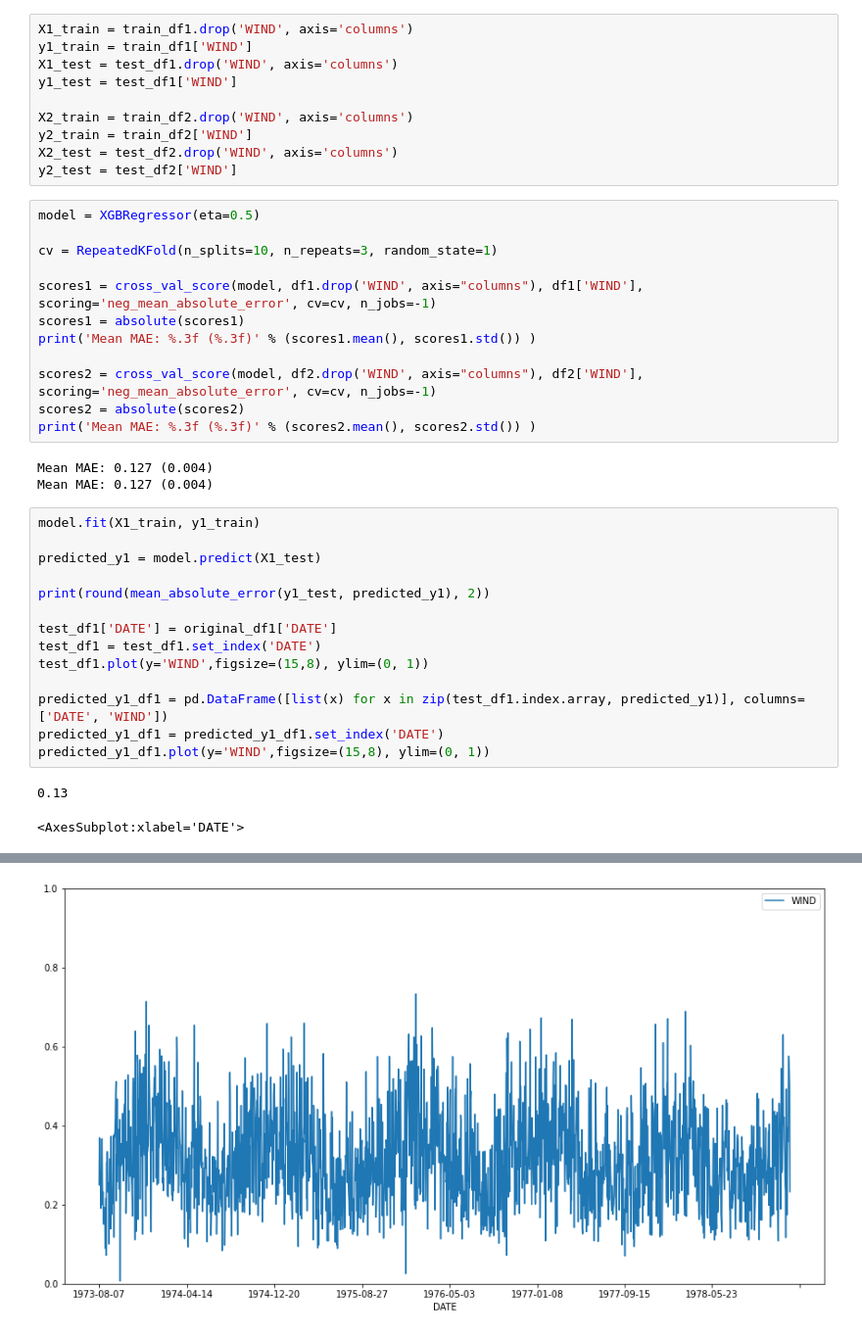
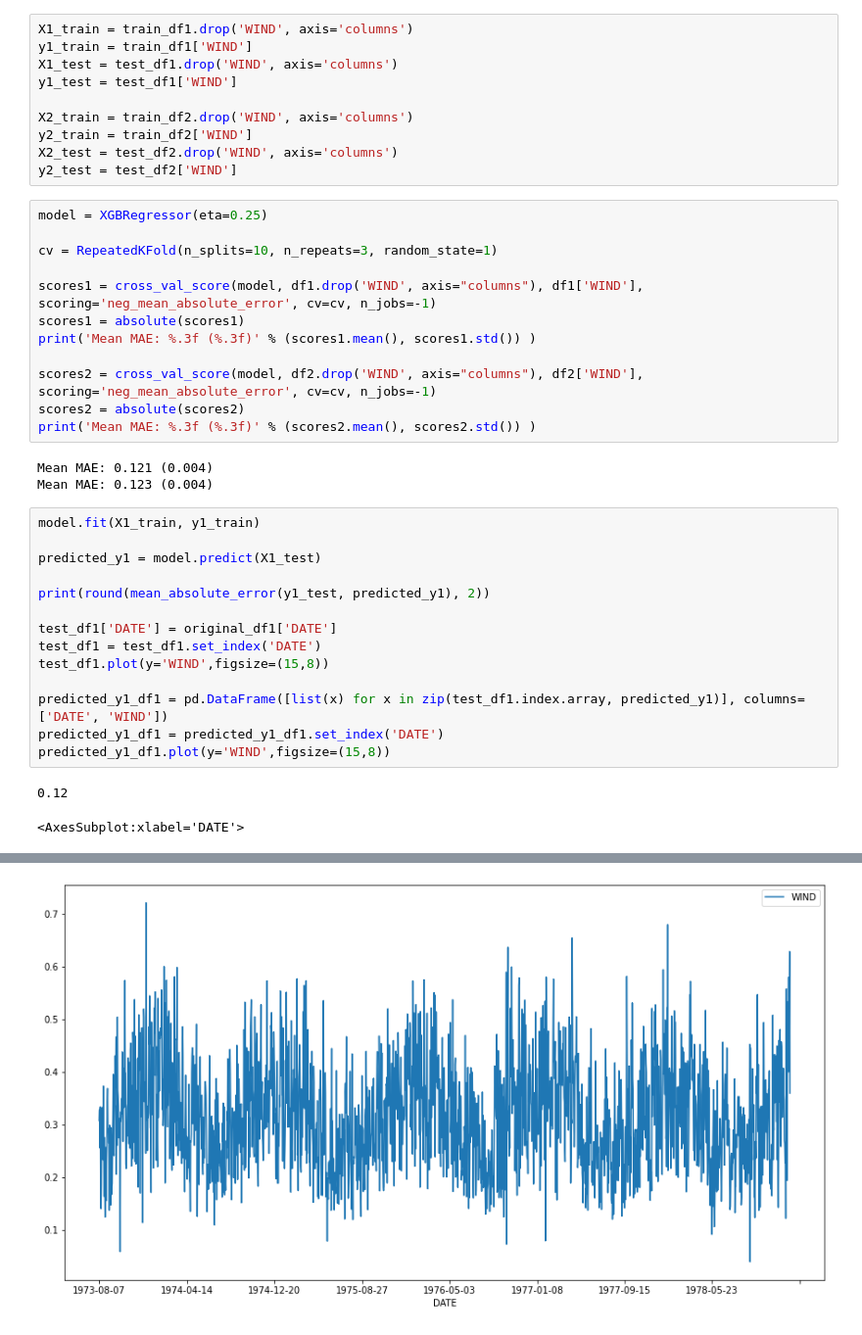
Before and after one commit to iavirovic/strojno-ucenje, a Jupyter notebook: notebooks/XGBoost-Scaled.ipynb, the cells around one changed output, grey strips where cells are left out. Shown at 98% size. Saved outputs shown, nothing was run; the diff lists cells and outputs as text.

```diff
--- a/notebooks/XGBoost-Scaled.ipynb
+++ b/notebooks/XGBoost-Scaled.ipynb
@@ -30,7 +32,7 @@ y2_train = train_df2['WIND']
 X2_test = test_df2.drop('WIND', axis='columns')
 y2_test = test_df2['WIND']
 # %%
-model = XGBRegressor(eta=0.5)
+model = XGBRegressor(eta=0.25)
 
 cv = RepeatedKFold(n_splits=10, n_repeats=3, random_state=1)
 
@@ -42,8 +44,8 @@ scores2 = cross_val_score(model, df2.drop('WIND', axis="columns"), df2['WIND'],
 scores2 = absolute(scores2)
 print('Mean MAE: %.3f (%.3f)' % (scores2.mean(), scores2.std()) )
 # %% [output]
-Mean MAE: 0.127 (0.004)
-Mean MAE: 0.127 (0.004)
+Mean MAE: 0.121 (0.004)
+Mean MAE: 0.123 (0.004)
 # %%
 model.fit(X1_train, y1_train)
 
@@ -53,11 +55,11 @@ print(round(mean_absolute_error(y1_test, predicted_y1), 2))
 
 test_df1['DATE'] = original_df1['DATE']
 test_df1 = test_df1.set_index('DATE')
-test_df1.plot(y='WIND',figsize=(15,8), ylim=(0, 1))
+test_df1.plot(y='WIND',figsize=(15,8))
 
 predicted_y1_df1 = pd.DataFrame([list(x) for x in zip(test_df1.index.array, predicted_y1)], columns=['DATE', 'WIND'])
 predicted_y1_df1 = predicted_y1_df1.set_index('DATE')
-predicted_y1_df1.plot(y='WIND',figsize=(15,8), ylim=(0, 1))
+predicted_y1_df1.plot(y='WIND',figsize=(15,8))
 # %% [output]
-0.13
+0.12
 <AxesSubplot:xlabel='DATE'>
@@ -65,4 +67,4 @@ predicted_y1_df1.plot(y='WIND',figsize=(15,8), ylim=(0, 1))
-[figure, old version]
+[figure, new version]
 # %%
 model.fit(X2_train, y2_train)
 
```
Also changed, not shown: parts of 3 cells of this notebook, 2 other files.
